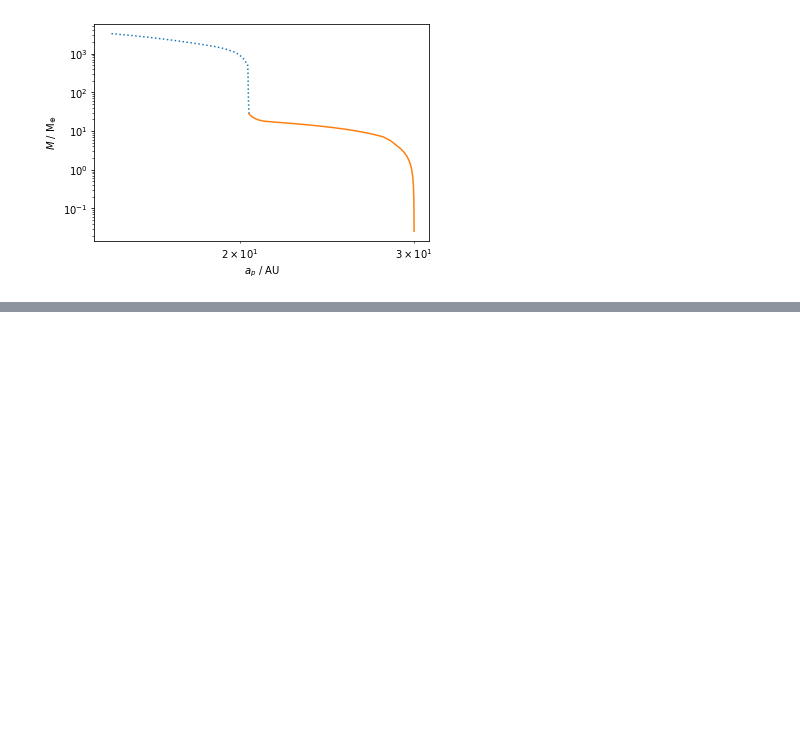
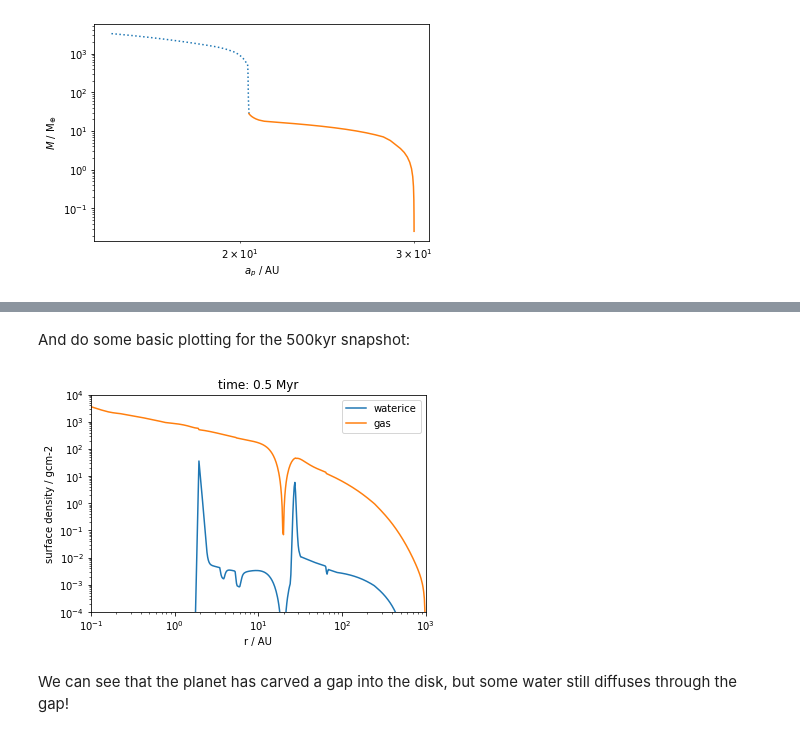
Before and after one commit to AaronDavidSchneider/chemcomp_wiki, a Jupyter notebook: doc/source/notebooks/basic_plotting/basic_plotting.ipynb, the cells around one changed output, grey strips where cells are left out. Saved outputs shown, nothing was run; the diff lists cells and outputs as text; code cells hidden in the pictures; blank space fills up the shorter version.

```diff
--- a/doc/source/notebooks/basic_plotting/basic_plotting.ipynb
+++ b/doc/source/notebooks/basic_plotting/basic_plotting.ipynb
@@ -56,0 +70,6 @@ fig.show()
+# %%
+with tables.open_file(files[0], mode='r') as f:
+    quant= [q for q in dir(f.get_node('/disk')) if q[0]!='_']
+
+# List all disk output:
+print(quant)
@@ -56,0 +80,8 @@ fig.show()
+# %%
+AU = (1*u.au).cgs.value  # define the astronomical unit conversion from cgs
+Myr = (1*u.Myr).cgs.value # define the Megayear unit conversion from cgs
+with tables.open_file(files[0], mode='r') as f:
+    sigma_g = np.array(f.root.disk.sigma_g)
+    sigma_dust_components = np.array(f.root.disk.sigma_dust_components)
+    t = np.array(f.root.disk.t)/Myr # convert to Myr
+    r = np.array(f.root.disk.r)/AU  # convert to AU
@@ -56,0 +102,2 @@ fig.show()
+# %%
+sigma_water_ice = sigma_dust_components[:,:,1,7]
@@ -56,0 +106,4 @@ fig.show()
+# %%
+print('available snapshots: ',t)
+snapshot = np.where(np.isclose(t,0.5))[0][0]
+print('index of the 500kyr snapshot: ',snapshot)
@@ -56,0 +119,16 @@ fig.show()
+# %% [markdown]
+And do some basic plotting for the 500kyr snapshot:
+# %%
+plt.loglog(r, sigma_water_ice[snapshot], label = 'waterice')
+plt.loglog(r, sigma_g[snapshot], label = 'gas')
+plt.title('time: {:.1f} Myr'.format(t[snapshot]))
+plt.xlim([0.1,1000])
+plt.ylim([1e-4,1e4])
+plt.ylabel('surface density / gcm-2')
+plt.xlabel('r / AU')
+plt.legend()
+plt.show()
+# %% [output]
+[figure, added]
+# %% [markdown]
+We can see that the planet has carved a gap into the disk, but some water still diffuses through the gap!
```
Also changed, not shown: parts of 14 cells of this notebook.
